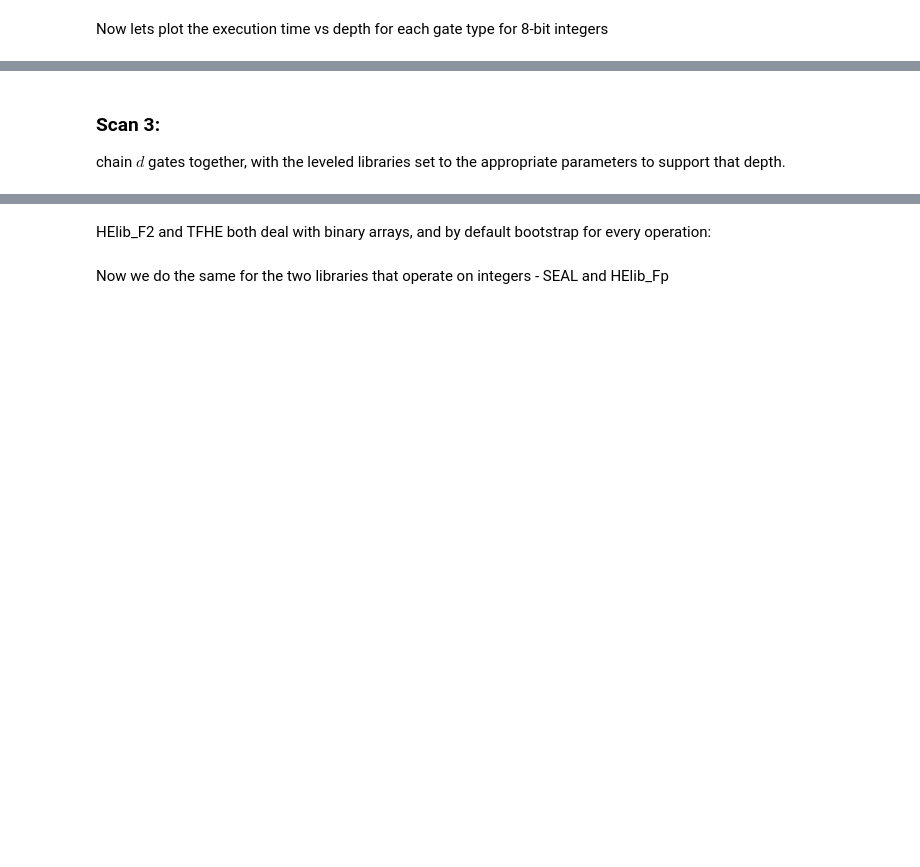
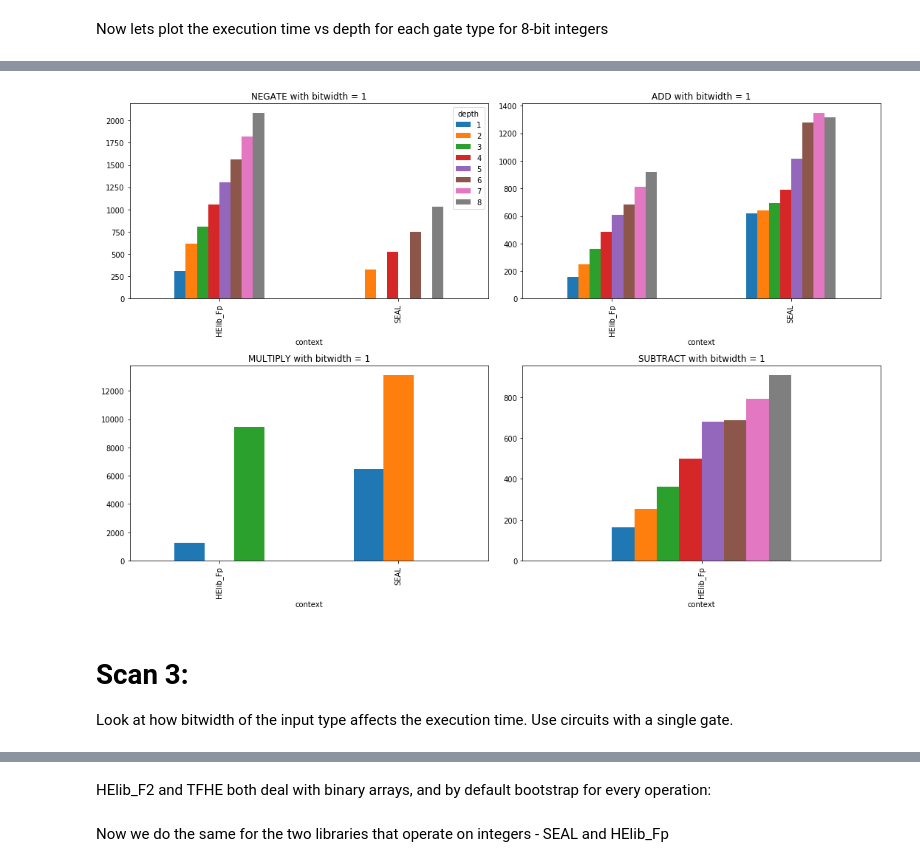
Before and after one commit to alan-turing-institute/SHEEP, a Jupyter notebook: frontend/notebooks/Low-level-benchmarks.ipynb, the cells around one changed output, grey strips where cells are left out. Drawn from its saved outputs; the diff is of its cells as text; code cells hidden in the pictures; blank space fills up the shorter version.

```diff
--- a/frontend/notebooks/Low-level-benchmarks.ipynb
+++ b/frontend/notebooks/Low-level-benchmarks.ipynb
@@ -198,0 +159,22 @@ all_ops = set(all_rows.gate_name)
+# %%
+scan_id = str(uuid.uuid4())
+## look at bool inputs
+input_type = "bool"
+## start looping over gates, depths, and contexts
+for gate in ["ADD","MULTIPLY","SUBTRACT","NEGATE"]:
+    for context in ["HElib_Fp","SEAL"]:
+        params = params_for_level(context,4)
+        for d in range(1,9):
+            circuit_file = CIRCUIT_FILE_DIR+"/circuit-"+gate+"-"+str(d)+".sheep"
+            print("Doing benchmark for %s %s %s %i" %
+                            (context,gate,input_type,d))
+            uploaded_OK = run_circuit(circuit_file,
+                                                input_type,
+                                                context,
+                                                params,
+                                                "serial",
+                                                scan_id)
+            if not uploaded_OK:
+                print("Problem running test or uploading result")
+if uploaded_OK:
+    print("Finished OK")
@@ -198,0 +201,8 @@ all_ops = set(all_rows.gate_name)
+# %%
+rows_scan2 = session.query(BenchmarkMeasurement).filter_by(scan_id=scan_id).filter_by(is_correct=True).all()
+dict_scan2 = {"context":[],"gate":[],"input_bitwidth":[],"input_signed":[],"is_correct":[],"depth":[], "execution_time":[]}
+for row in rows_scan2:
+    dict_scan2= fill_row(row,dict_scan2)
+
+df_scan2 = pd.DataFrame(dict_scan2)
+df_scan2.head()
@@ -199,18 +216,17 @@ all_ops = set(all_rows.gate_name)
 # %%
-
-all_ops = ["ADD","SUBTRACT","MULTIPLY","NEGATE"]
-bitwidth = 8
+all_ops = set(df_scan2.gate)
+bitwidth = 1
 is_signed = False
 for i, op in enumerate(all_ops):
-    if op == "COMPARE": continue
     libs = ["HElib_Fp", "SEAL"]
-    rows = libs_op_depth_level4(op, bitwidth, is_signed, libs)
-
+    plot_scan2 = execution_time_vs_op_depth(df_scan2, op, bitwidth, is_signed, libs)
     axis = plt.subplot((len(all_ops) + 2 // 2) // 2, 2, i + 1)
-    #axis.set_yscale("log")
-    rows.plot(ax=axis, title=op + ' with bitwidth = ' + str(bitwidth), kind='bar', figsize=(15, 10), legend=False if i!=0 else True)
+#     axis.set_yscale("log")
+    plot_scan2.plot(ax=axis, title=op + ' with bitwidth = ' + str(bitwidth), kind='bar', figsize=(15, 10), legend=False if i!=0 else True)
 plt.tight_layout()
 plt.show()
+# %% [output]
+[figure, added]
-# %% [markdown]
-### Scan 3:
-chain $d$ gates together, with the leveled libraries set to the appropriate parameters to support that depth.
+# %% [markdown]
+# Scan 3:
+Look at how bitwidth of the input type affects the execution time.  Use circuits with a single gate.
```
Also changed, not shown: parts of 16 cells of this notebook.
